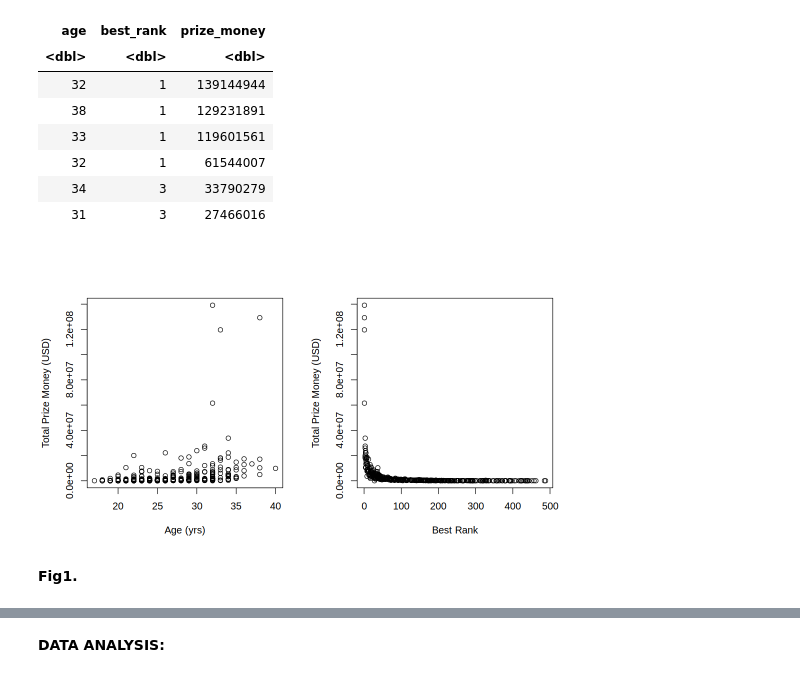
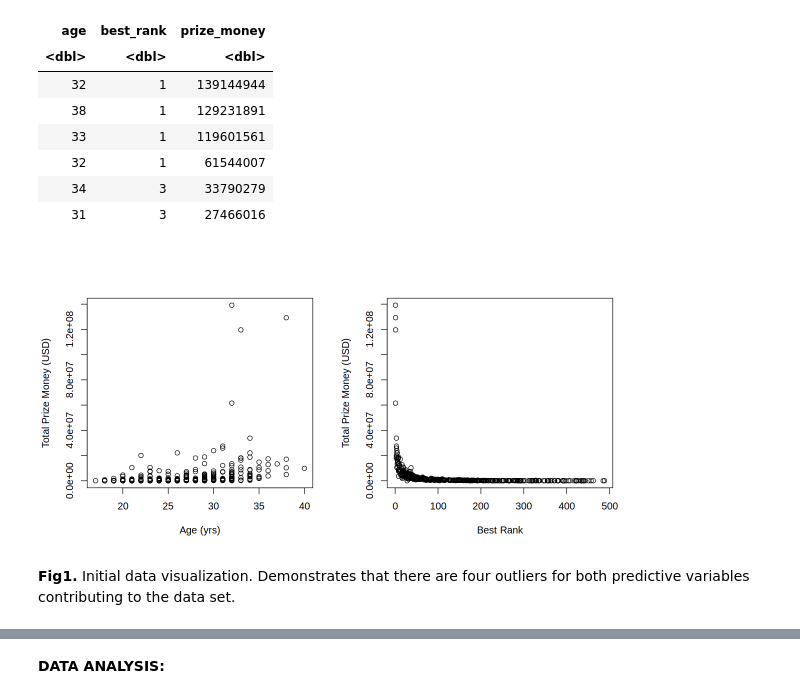
Before and after one commit to Myralalala/group15, a Jupyter notebook: report_group15.ipynb, the cells around one changed output, grey strips where cells are left out. Cells and saved outputs as stored; diff of their text form; code cells hidden in the pictures.

```diff
--- a/report_group15.ipynb
+++ b/report_group15.ipynb
@@ -77,7 +75,7 @@ A tibble: 6 × 38
 | 5 | 22 (11-02-1997) | Poland | Right-handed | Wikipedia | 31 (1398) | 31 (20-01-2020) | Hubert Hurkacz | Two-handed | $1,517,157 | ... |
 # %%
 #Tidying and wrangling the data
-tennis_data_tidy <- tennis_data |>
+tennis_tidy <- tennis_data |>
         separate(col = age,
                  into = c("age", "Birthdate"),
                  sep = " ") |>
@@ -95,7 +93,7 @@ tennis_data_tidy <- tennis_data |>
         filter(prize_money != "NA") |>
         arrange(desc(prize_money))
 
-head(tennis_data_tidy)
+head(tennis_tidy)
 # %% [output]
 Warning message:
 “Expected 2 pieces. Additional pieces discarded in 20 rows [16, 96, 128, 142,
@@ -115,12 +113,13 @@ A tibble: 6 × 3
 | 31 | 3 | 27466016 |
 # %%
 # Initial visualization of data
+options(repr.plot.width = 10, repr.plot.height = 5)
 par(mfrow = c(1, 2))
-plot(tennis_data_tidy$age, tennis_data_tidy$prize_money, xlab = "Age (yrs)",
+plot(tennis_tidy$age, tennis_tidy$prize_money, xlab = "Age (yrs)",
       ylab = "Total Prize Money (USD)")
-plot(tennis_data_tidy$best_rank, tennis_data_tidy$prize_money, xlab = "Best Rank",
+plot(tennis_tidy$best_rank, tennis_tidy$prize_money, xlab = "Best Rank",
       ylab = "Total Prize Money (USD)")
 # %% [output]
-[figure, old version]
+[figure, new version]
 # %% [markdown]
-**Fig1.**
+**Fig1.** Initial data visualization. Demonstrates that there are four outliers for both predictive variables contributing to the data set.
```
Also changed, not shown: parts of 11 cells of this notebook.
